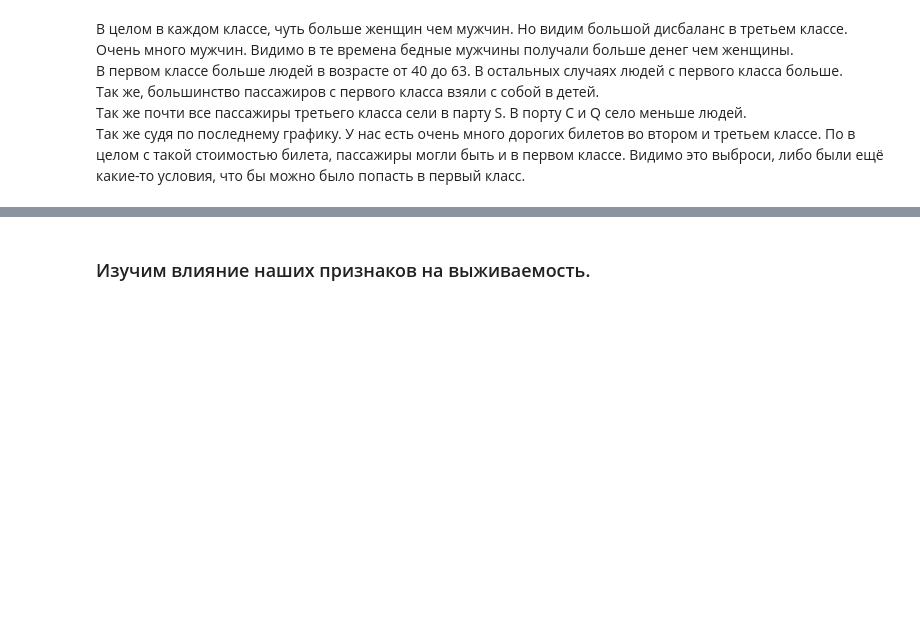
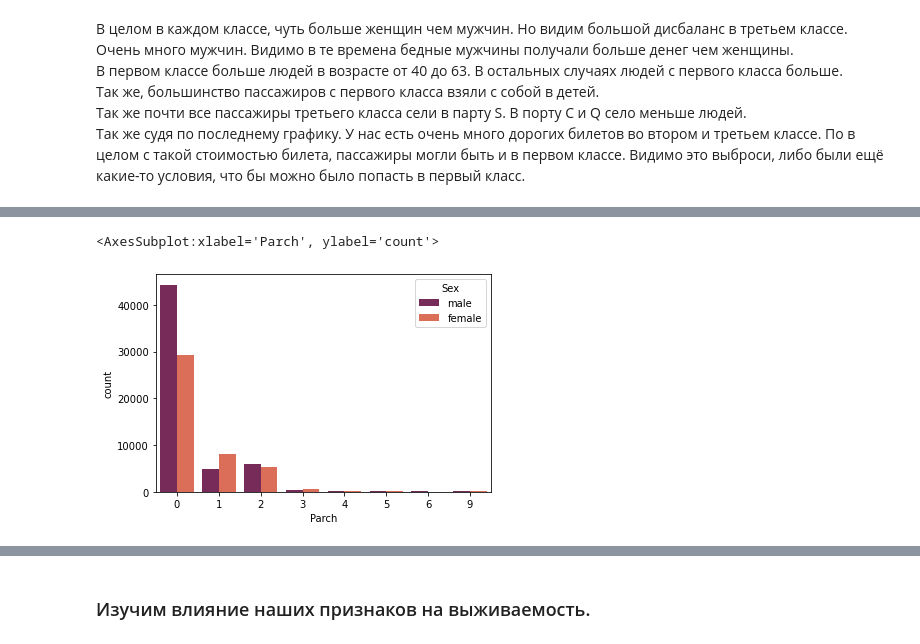
Before and after one commit to ZhdanovichVlad/RS_school_1, a Jupyter notebook: 2_EDA/Untitled.ipynb, the cells around one changed output, grey strips where cells are left out. Drawn from its saved outputs; the diff is of its cells as text; code cells hidden in the pictures; blank space fills up the shorter version.

```diff
--- a/2_EDA/Untitled.ipynb
+++ b/2_EDA/Untitled.ipynb
@@ -397,0 +509,5 @@ sns.boxplot(x='Pclass', y='Fare',  data=df, palette="rocket")
+# %%
+sns.countplot(x='Parch', hue='Sex', data=df, palette="rocket")
+# %% [output]
+<AxesSubplot:xlabel='Parch', ylabel='count'>
+[figure, added]
```
Also changed, not shown: parts of 38 cells of this notebook.
